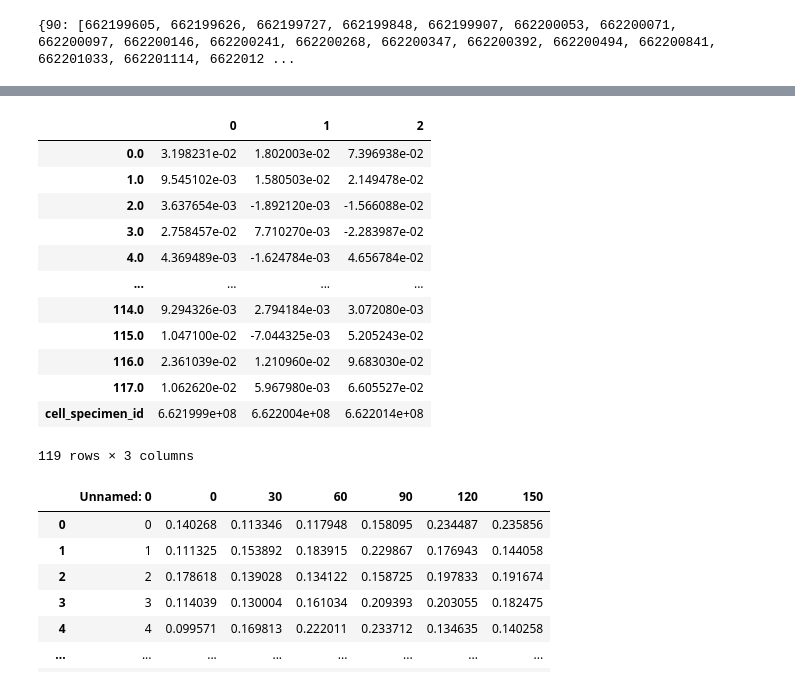
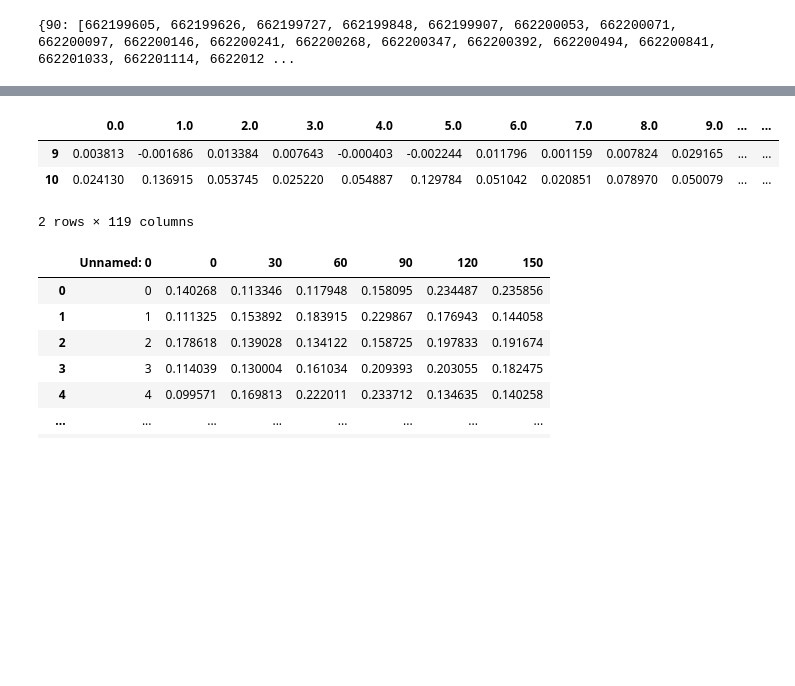
Before and after one commit to nyin01/natural-scene-tuning, a Jupyter notebook: scripts/dff_correlation_analysis.ipynb, the cells around one changed output, grey strips where cells are left out. Drawn from its saved outputs; the diff is of its cells as text; code cells hidden in the pictures; blank space fills up the shorter version.

```diff
--- a/scripts/dff_correlation_analysis.ipynb
+++ b/scripts/dff_correlation_analysis.ipynb
@@ -83,10 +95,31 @@ max_dff_ordered_filtered = max_dff_ordered[max_dff_ordered['cell_specimen_id'].i
 # %%
 # creating a dictionary that separates mean_dff_ordered_filtered and max_dff_ordered_filtered by preferred orientation
-mean_dff_ordered_filtered_with_pref_ori = pd.merge(mean_dff_ordered_filtered, pref_ori_ordered, on='cell_specimen_id')
-max_dff_ordered_filtered_with_pref_ori = pd.merge(max_dff_ordered_filtered, pref_ori_ordered, on='cell_specimen_id')
 
-mean_df_dict = {}
-max_df_dict = {}
-for pref_ori_value in [0, 30, 60, 90, 120, 150]:
-    mean_df_dict[pref_ori_value] = mean_dff_ordered_filtered_with_pref_ori[mean_dff_ordered_filtered_with_pref_ori['pref_ori'] == pref_ori_value].drop(columns=['pref_ori'])
-    max_df_dict[pref_ori_value] = max_dff_ordered_filtered_with_pref_ori[max_dff_ordered_filtered_with_pref_ori['pref_ori'] == pref_ori_value].drop(columns=['pref_ori'])
+def merge(filtered):
+    filtered_pref_ori=pd.merge(filtered, pref_ori_ordered, on='cell_specimen_id')
+    return filtered_pref_ori
+
+mean_dff_filtered_one_pref_ori=merge(mean_dff_filtered_one)
+max_dff_filtered_one_pref_ori=merge(max_dff_filtered_one)
+mean_dff_filtered_two_pref_ori=merge(mean_dff_filtered_two)
+max_dff_filtered_two_pref_ori=merge(max_dff_filtered_two)
+
+mean_df_dict_one = {}
+max_df_dict_one = {}
+
+mean_df_dict_two = {}
+max_df_dict_two = {}
+
+def ori_dict(df_dict, filtered_pref_ori):
+    for pref_ori_value in [0, 30, 60, 90, 120, 150]:
+        df_dict[pref_ori_value] = filtered_pref_ori[filtered_pref_ori['pref_ori'] == pref_ori_value].drop(columns=['pref_ori'])
+
+ori_dict(mean_df_dict_one, mean_dff_filtered_one_pref_ori)
+ori_dict(max_df_dict_one, max_dff_filtered_one_pref_ori)
+
+ori_dict(mean_df_dict_two, mean_dff_filtered_two_pref_ori)
+ori_dict(max_df_dict_two, max_dff_filtered_two_pref_ori)
+
+# for pref_ori_value in [0, 30, 60, 90, 120, 150]:
+#     mean_df_dict[pref_ori_value] = mean_dff_ordered_filtered_with_pref_ori[mean_dff_ordered_filtered_with_pref_ori['pref_ori'] == pref_ori_value].drop(columns=['pref_ori'])
+#     max_df_dict[pref_ori_value] = max_dff_ordered_filtered_with_pref_ori[max_dff_ordered_filtered_with_pref_ori['pref_ori'] == pref_ori_value].drop(columns=['pref_ori'])
@@ -110,20 +144,11 @@ for pref_ori_value in [0, 30, 60, 90, 120, 150]:
 # %%
 # sanity check to check the size
-mean_df_dict[90]
+mean_df_dict_one[30]
 # %% [output]
-|  | 0 | 1 | 2 |
-| 0.0 | 3.198231e-02 | 1.802003e-02 | 7.396938e-02 |
-| 1.0 | 9.545102e-03 | 1.580503e-02 | 2.149478e-02 |
-| 2.0 | 3.637654e-03 | -1.892120e-03 | -1.566088e-02 |
-| 3.0 | 2.758457e-02 | 7.710270e-03 | -2.283987e-02 |
-| 4.0 | 4.369489e-03 | -1.624784e-03 | 4.656784e-02 |
-| ... | ... | ... | ... |
-| 114.0 | 9.294326e-03 | 2.794184e-03 | 3.072080e-03 |
-| 115.0 | 1.047100e-02 | -7.044325e-03 | 5.205243e-02 |
-| 116.0 | 2.361039e-02 | 1.210960e-02 | 9.683030e-02 |
-| 117.0 | 1.062620e-02 | 5.967980e-03 | 6.605527e-02 |
-| cell_specimen_id | 6.621999e+08 | 6.622004e+08 | 6.622014e+08 |
+|  | 0.0 | 1.0 | 2.0 | 3.0 | 4.0 | 5.0 | 6.0 | 7.0 | 8.0 | 9.0 | ... | ... |
+| 9 | 0.003813 | -0.001686 | 0.013384 | 0.007643 | -0.000403 | -0.002244 | 0.011796 | 0.001159 | 0.007824 | 0.029165 | ... | ... |
+| 10 | 0.024130 | 0.136915 | 0.053745 | 0.025220 | 0.054887 | 0.129784 | 0.051042 | 0.020851 | 0.078970 | 0.050079 | ... | ... |
-119 rows × 3 columns
+2 rows × 119 columns
 # %%
 # print out format of edge scores
 edge_scores
```
Also changed, not shown: parts of 34 cells of this notebook.
